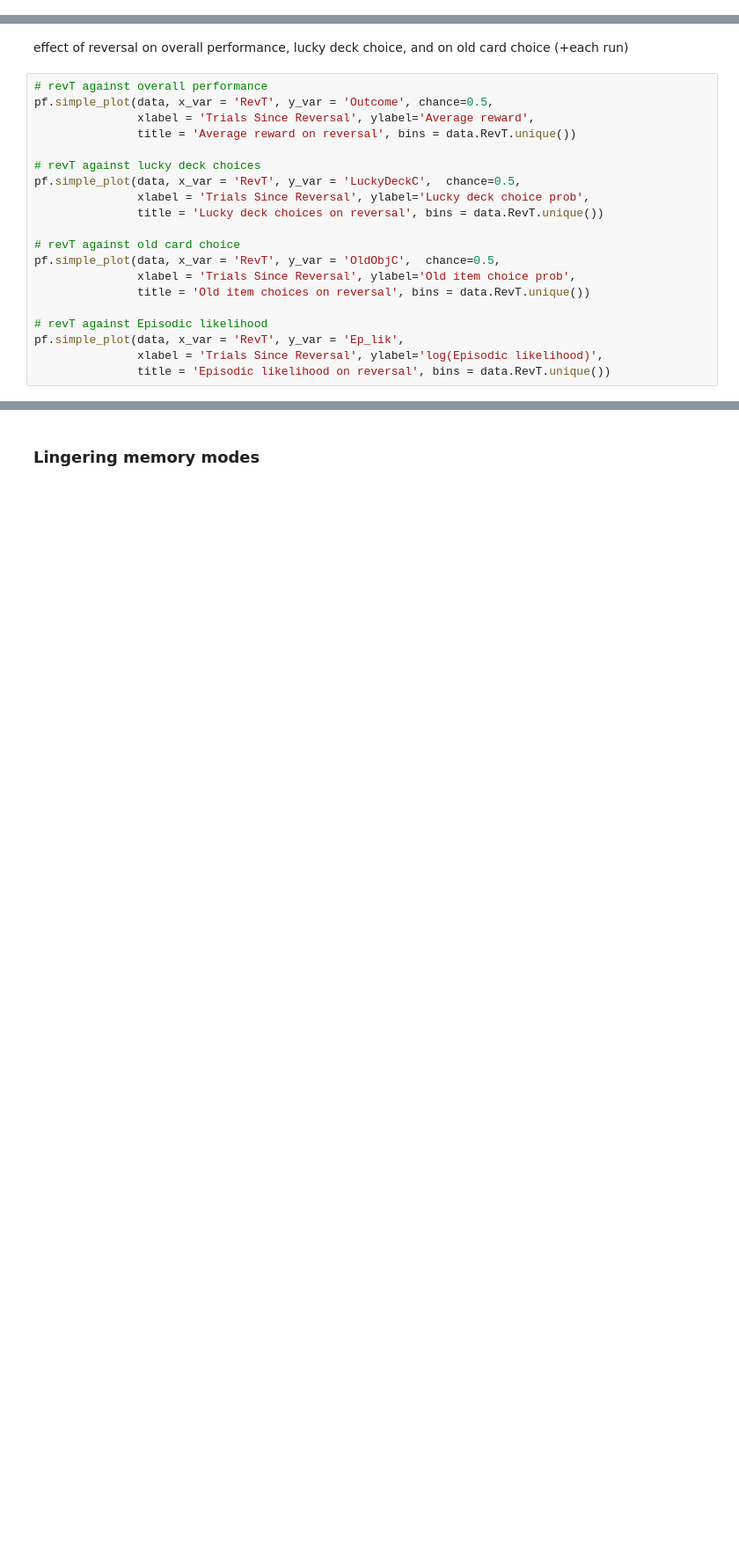
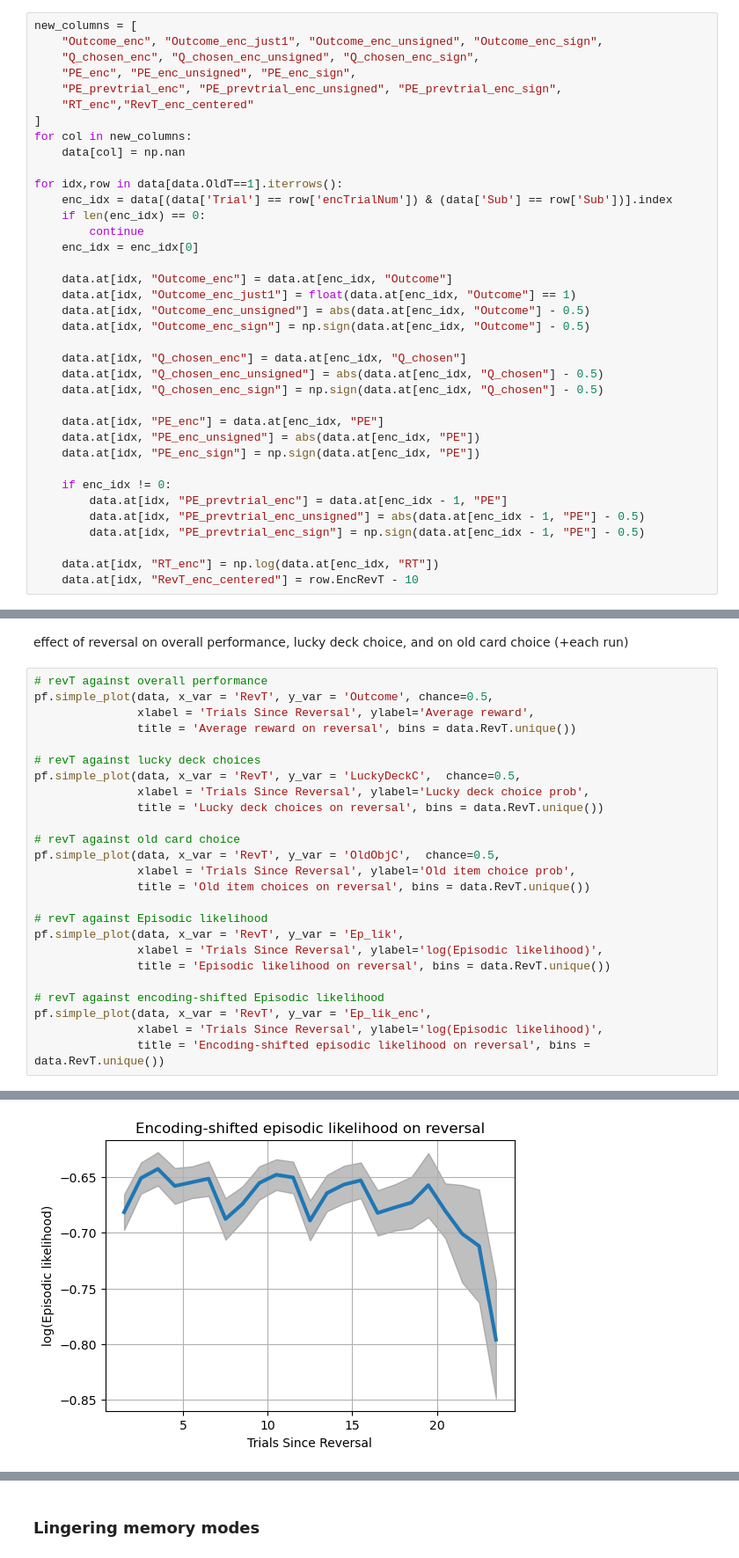
Before and after one commit to csiyer/hybrid_rl, a Jupyter notebook: fmri_analysis/behavior.ipynb, the cells around one changed output, grey strips where cells are left out. Shown at 88% size. Saved outputs shown, nothing was run; the diff lists cells and outputs as text; blank space fills up the shorter version.

```diff
--- a/fmri_analysis/behavior.ipynb
+++ b/fmri_analysis/behavior.ipynb
@@ -315,0 +315,37 @@ pf.simple_plot_pair(data, x_var='ValueDeckMatchEnc',y_var='OptObj', chance=0.5,
+# %%
+new_columns = [
+    "Outcome_enc", "Outcome_enc_just1", "Outcome_enc_unsigned", "Outcome_enc_sign",
+    "Q_chosen_enc", "Q_chosen_enc_unsigned", "Q_chosen_enc_sign",
+    "PE_enc", "PE_enc_unsigned", "PE_enc_sign",
+    "PE_prevtrial_enc", "PE_prevtrial_enc_unsigned", "PE_prevtrial_enc_sign",
+    "RT_enc","RevT_enc_centered"
+]
+for col in new_columns:
+    data[col] = np.nan
+
+for idx,row in data[data.OldT==1].iterrows():
+    enc_idx = data[(data['Trial'] == row['encTrialNum']) & (data['Sub'] == row['Sub'])].index
+    if len(enc_idx) == 0:
+        continue
+    enc_idx = enc_idx[0]
+
+    data.at[idx, "Outcome_enc"] = data.at[enc_idx, "Outcome"]
+    data.at[idx, "Outcome_enc_just1"] = float(data.at[enc_idx, "Outcome"] == 1)
+    data.at[idx, "Outcome_enc_unsigned"] = abs(data.at[enc_idx, "Outcome"] - 0.5)
+    data.at[idx, "Outcome_enc_sign"] = np.sign(data.at[enc_idx, "Outcome"] - 0.5)
+
+    data.at[idx, "Q_chosen_enc"] = data.at[enc_idx, "Q_chosen"]
+    data.at[idx, "Q_chosen_enc_unsigned"] = abs(data.at[enc_idx, "Q_chosen"] - 0.5)
+    data.at[idx, "Q_chosen_enc_sign"] = np.sign(data.at[enc_idx, "Q_chosen"] - 0.5)
+
+    data.at[idx, "PE_enc"] = data.at[enc_idx, "PE"]
+    data.at[idx, "PE_enc_unsigned"] = abs(data.at[enc_idx, "PE"])
+    data.at[idx, "PE_enc_sign"] = np.sign(data.at[enc_idx, "PE"])
+
+    if enc_idx != 0:
+        data.at[idx, "PE_prevtrial_enc"] = data.at[enc_idx - 1, "PE"]
+        data.at[idx, "PE_prevtrial_enc_unsigned"] = abs(data.at[enc_idx - 1, "PE"] - 0.5)
+        data.at[idx, "PE_prevtrial_enc_sign"] = np.sign(data.at[enc_idx - 1, "PE"] - 0.5)
+
+    data.at[idx, "RT_enc"] = np.log(data.at[enc_idx, "RT"])
+    data.at[idx, "RevT_enc_centered"] = row.EncRevT - 10
@@ -336,28 +494,34 @@ effect of reversal on overall performance, lucky deck choice, and on old card ch
 # %%
 # revT against overall performance
 pf.simple_plot(data, x_var = 'RevT', y_var = 'Outcome', chance=0.5,
                xlabel = 'Trials Since Reversal', ylabel='Average reward',
                title = 'Average reward on reversal', bins = data.RevT.unique())
 
 # revT against lucky deck choices
 pf.simple_plot(data, x_var = 'RevT', y_var = 'LuckyDeckC',  chance=0.5,
                xlabel = 'Trials Since Reversal', ylabel='Lucky deck choice prob',
                title = 'Lucky deck choices on reversal', bins = data.RevT.unique())
 
 # revT against old card choice
 pf.simple_plot(data, x_var = 'RevT', y_var = 'OldObjC',  chance=0.5,
                xlabel = 'Trials Since Reversal', ylabel='Old item choice prob',
                title = 'Old item choices on reversal', bins = data.RevT.unique())
 
 # revT against Episodic likelihood
 pf.simple_plot(data, x_var = 'RevT', y_var = 'Ep_lik',
                xlabel = 'Trials Since Reversal', ylabel='log(Episodic likelihood)',
                title = 'Episodic likelihood on reversal', bins = data.RevT.unique())
+
+# revT against encoding-shifted Episodic likelihood
+pf.simple_plot(data, x_var = 'RevT', y_var = 'Ep_lik_enc',
+               xlabel = 'Trials Since Reversal', ylabel='log(Episodic likelihood)',
+               title = 'Encoding-shifted episodic likelihood on reversal', bins = data.RevT.unique())
 # %% [output]
 [figure]
 [figure]
 [figure]
 [figure]
+[figure, added]
 # %%
 # same but separating runs
 # revT against overall performance
```
Also changed, not shown: parts of 17 cells of this notebook, 13 other files.
